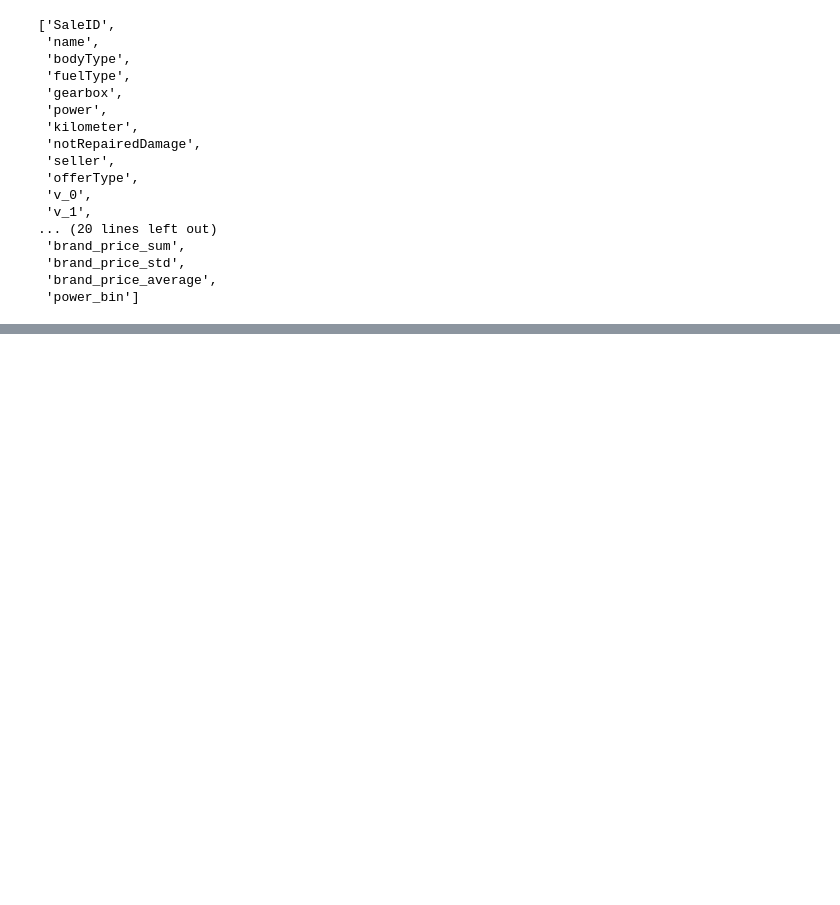
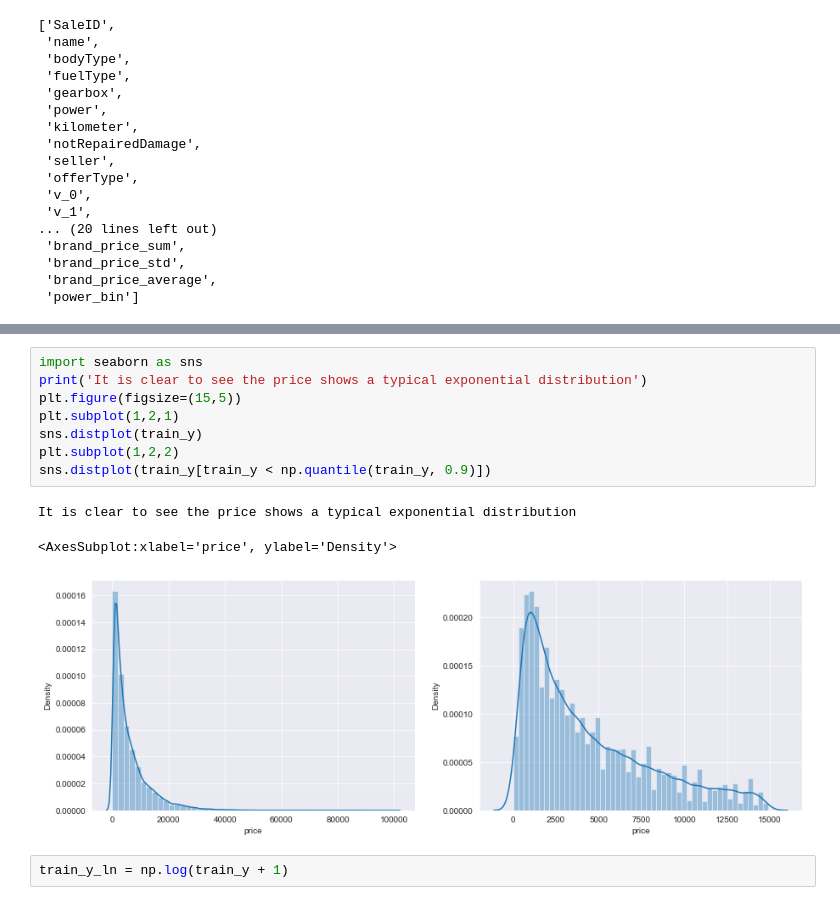
Before and after one commit to SihanWang-WHU/cars_deal_price_prediction, a Jupyter notebook: modelling.ipynb, the cells around one changed output, grey strips where cells are left out. Saved outputs shown, nothing was run; the diff lists cells and outputs as text; blank space fills up the shorter version.

```diff
--- a/modelling.ipynb
+++ b/modelling.ipynb
@@ -69,0 +142,14 @@ continuous_feature_names
+# %%
+import seaborn as sns
+print('It is clear to see the price shows a typical exponential distribution')
+plt.figure(figsize=(15,5))
+plt.subplot(1,2,1)
+sns.distplot(train_y)
+plt.subplot(1,2,2)
+sns.distplot(train_y[train_y < np.quantile(train_y, 0.9)])
+# %% [output]
+It is clear to see the price shows a typical exponential distribution
+<AxesSubplot:xlabel='price', ylabel='Density'>
+[figure, added]
+# %%
+train_y_ln = np.log(train_y + 1)
```
Also changed, not shown: parts of 37 cells of this notebook.
